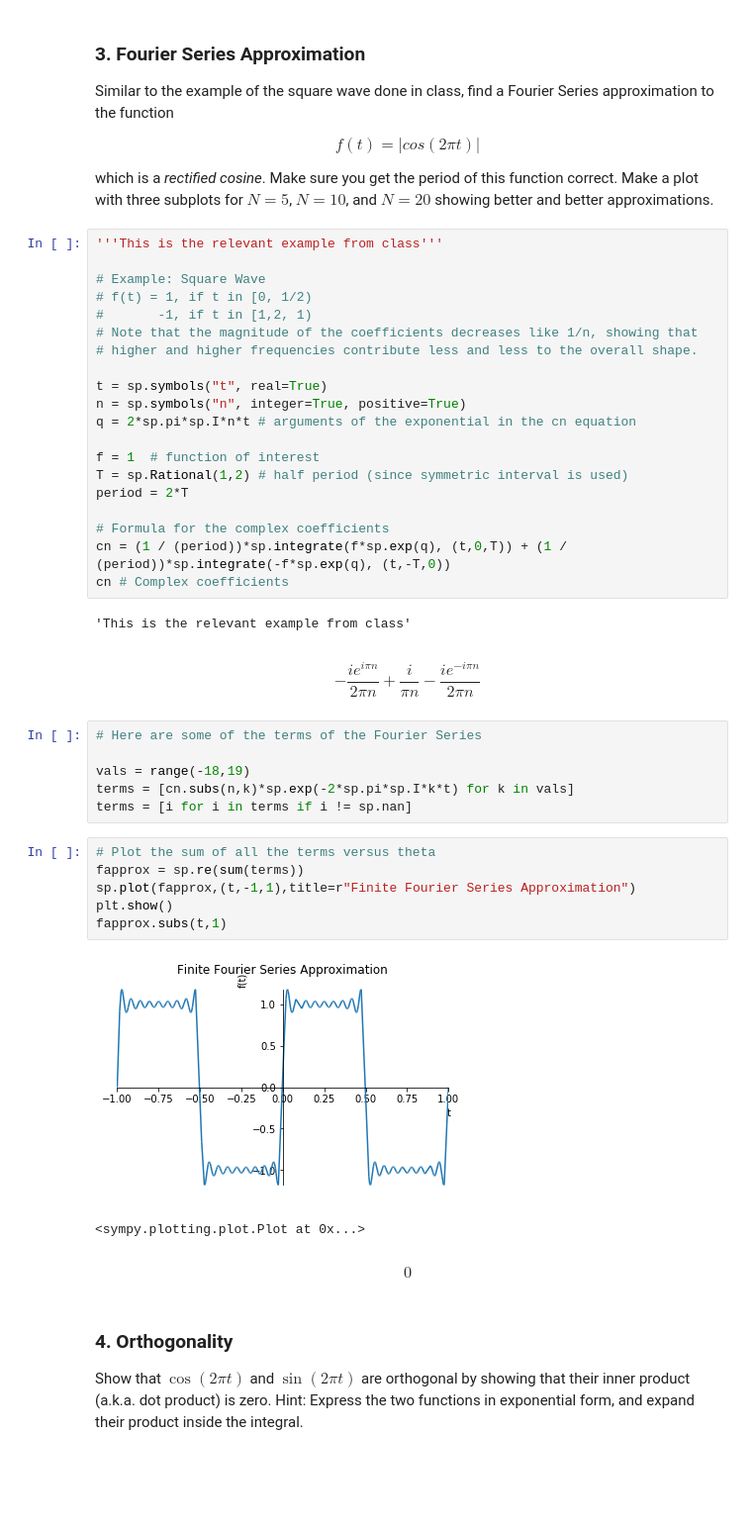
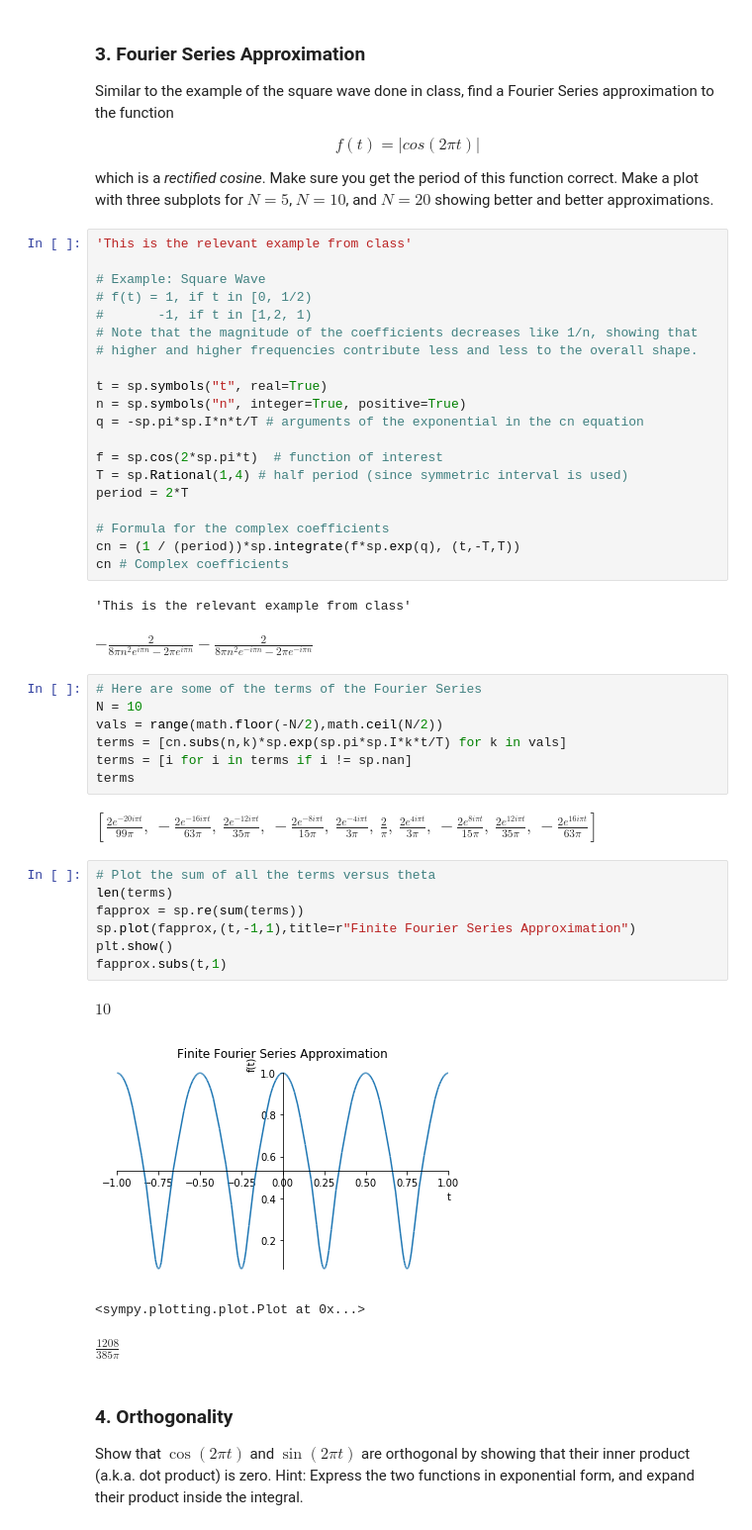
Before and after one commit to kegedy/EE502P, a Jupyter notebook: hw/kevin/HW06.ipynb, the cells around one changed output. Shown at 99% size. Drawn from its saved outputs; the diff is of its cells as text; blank space fills up the shorter version.

```diff
--- a/hw/kevin/HW06.ipynb
+++ b/hw/kevin/HW06.ipynb
@@ -190,7 +191,7 @@ $$
 
 which is a *rectified cosine*. Make sure you get the period of this function correct. Make a plot with three subplots for $N=5$, $N=10$, and $N=20$ showing better and better approximations.
 # %%
-'''This is the relevant example from class'''
+'This is the relevant example from class'
 
 # Example: Square Wave
 # f(t) = 1, if t in [0, 1/2)
@@ -200,34 +201,39 @@ which is a *rectified cosine*. Make sure you get the period of this function cor
 
 t = sp.symbols("t", real=True)
 n = sp.symbols("n", integer=True, positive=True)
-q = 2*sp.pi*sp.I*n*t # arguments of the exponential in the cn equation
+q = -sp.pi*sp.I*n*t/T # arguments of the exponential in the cn equation
 
-f = 1  # function of interest
-T = sp.Rational(1,2) # half period (since symmetric interval is used)
+f = sp.cos(2*sp.pi*t)  # function of interest
+T = sp.Rational(1,4) # half period (since symmetric interval is used)
 period = 2*T
 
 # Formula for the complex coefficients
-cn = (1 / (period))*sp.integrate(f*sp.exp(q), (t,0,T)) + (1 / (period))*sp.integrate(-f*sp.exp(q), (t,-T,0))
+cn = (1 / (period))*sp.integrate(f*sp.exp(q), (t,-T,T))
 cn # Complex coefficients
 # %% [output]
 'This is the relevant example from class'
-$$- \frac{i e^{i \pi n}}{2 \pi n} + \frac{i}{\pi n} - \frac{i e^{- i \pi n}}{2 \pi n}$$
+$\displaystyle - \frac{2}{8 \pi n^{2} e^{i \pi n} - 2 \pi e^{i \pi n}} - \frac{2}{8 \pi n^{2} e^{- i \pi n} - 2 \pi e^{- i \pi n}}$
 # %%
 # Here are some of the terms of the Fourier Series
-
-vals = range(-18,19)
-terms = [cn.subs(n,k)*sp.exp(-2*sp.pi*sp.I*k*t) for k in vals]
+N = 10
+vals = range(math.floor(-N/2),math.ceil(N/2))
+terms = [cn.subs(n,k)*sp.exp(sp.pi*sp.I*k*t/T) for k in vals]
 terms = [i for i in terms if i != sp.nan]
+terms
+# %% [output]
+$\displaystyle \left[ \frac{2 e^{- 20 i \pi t}}{99 \pi}, \  - \frac{2 e^{- 16 i \pi t}}{63 \pi}, \  \frac{2 e^{- 12 i \pi t}}{35 \pi}, \  - \frac{2 e^{- 8 i \pi t}}{15 \pi}, \  \frac{2 e^{- 4 i \pi t}}{3 \pi}, \  \frac{2}{\pi}, \  \frac{2 e^{4 i \pi t}}{3 \pi}, \  - \frac{2 e^{8 i \pi t}}{15 \pi}, \  \frac{2 e^{12 i \pi t}}{35 \pi}, \  - \frac{2 e^{16 i \pi t}}{63 \pi}\right]$
 # %%
 # Plot the sum of all the terms versus theta
+len(terms)
 fapprox = sp.re(sum(terms))
 sp.plot(fapprox,(t,-1,1),title=r"Finite Fourier Series Approximation")
 plt.show()
 fapprox.subs(t,1)
 # %% [output]
+$\displaystyle 10$
-[figure, old version]
+[figure, new version]
 <sympy.plotting.plot.Plot at 0x...>
-$$0$$
+$\displaystyle \frac{1208}{385 \pi}$
 # %% [markdown]
 ### 4. Orthogonality
 
```
Also changed, not shown: parts of 11 cells of this notebook.
